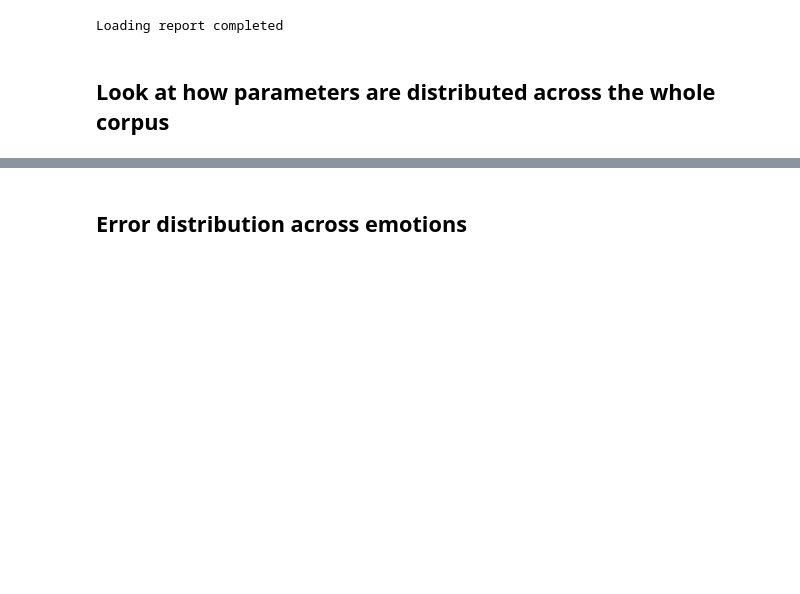
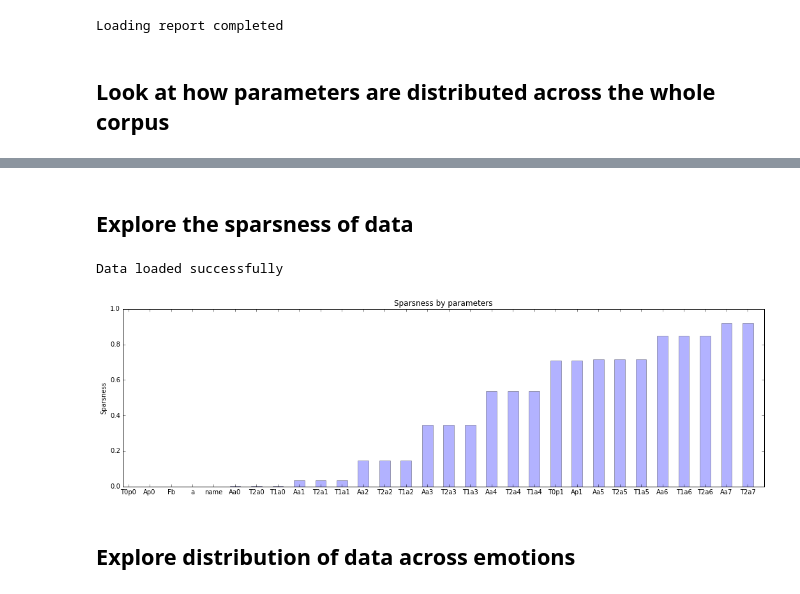
Before and after one commit to qdenisq/Fujisaki, a Jupyter notebook: PYTHON/Report_analysis.ipynb, the cells around one changed output, grey strips where cells are left out. Saved outputs shown, nothing was run; the diff lists cells and outputs as text; code cells hidden in the pictures; blank space fills up the shorter version.

```diff
--- a/PYTHON/Report_analysis.ipynb
+++ b/PYTHON/Report_analysis.ipynb
@@ -59,2 +75,30 @@ rmse = utils.load_obj(directory+'RMSE.pkl')
+# %% [markdown]
+## Explore the sparsness of data
+# %%
+import pandas as pd
+data = pd.DataFrame(utils.load_obj(directory+'fuj_params_data.pkl'))
+print 'Data loaded successfully'
+
+import operator
+nan_fraction = {}
+for c in list(data):
+    nan_idx = pd.isnull(data[c])
+    nan_fraction[c]=float(sum(nan_idx))/len(data)
+params, fractions = zip(*sorted(nan_fraction.items(), key=operator.itemgetter(1)))
+# take first 30 parameters
+split = 30
+left = np.arange(split)
+fig, ax = plt.subplots(figsize=(18,5))
+width = 0.5
+ax.bar(left, fractions[:split], width, alpha = 0.3)
+# add some text for labels, title and axes ticks
+ax.set_ylabel('Sparsness')
+ax.set_title('Sparsness by parameters')
+ax.set_xticks(left + width / 2)
+ax.set_xticklabels(params[:split])
+plt.show()
+# %% [output]
+Data loaded successfully
+[figure, added]
 # %% [markdown]
-## Error distribution across emotions
+## Explore distribution of data across emotions
```
Also changed, not shown: parts of 12 cells of this notebook, 9 other files.
